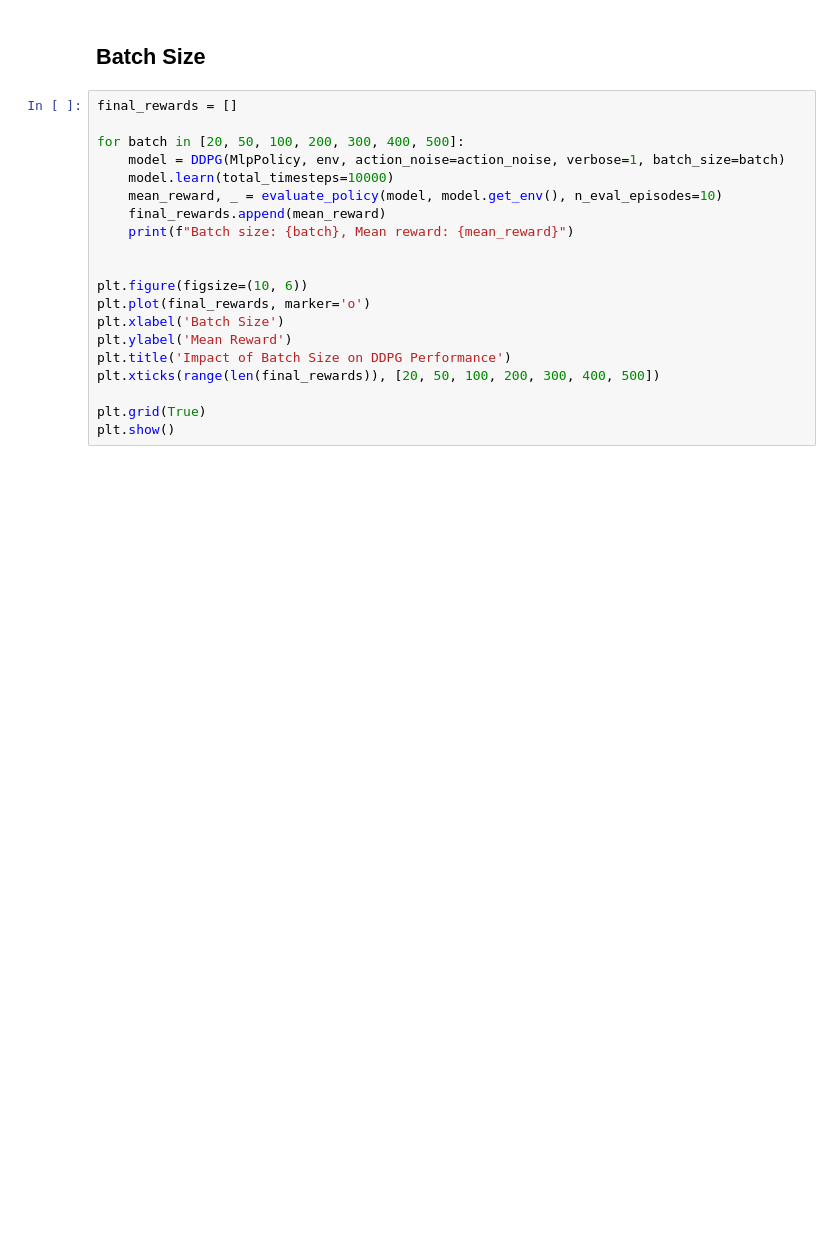
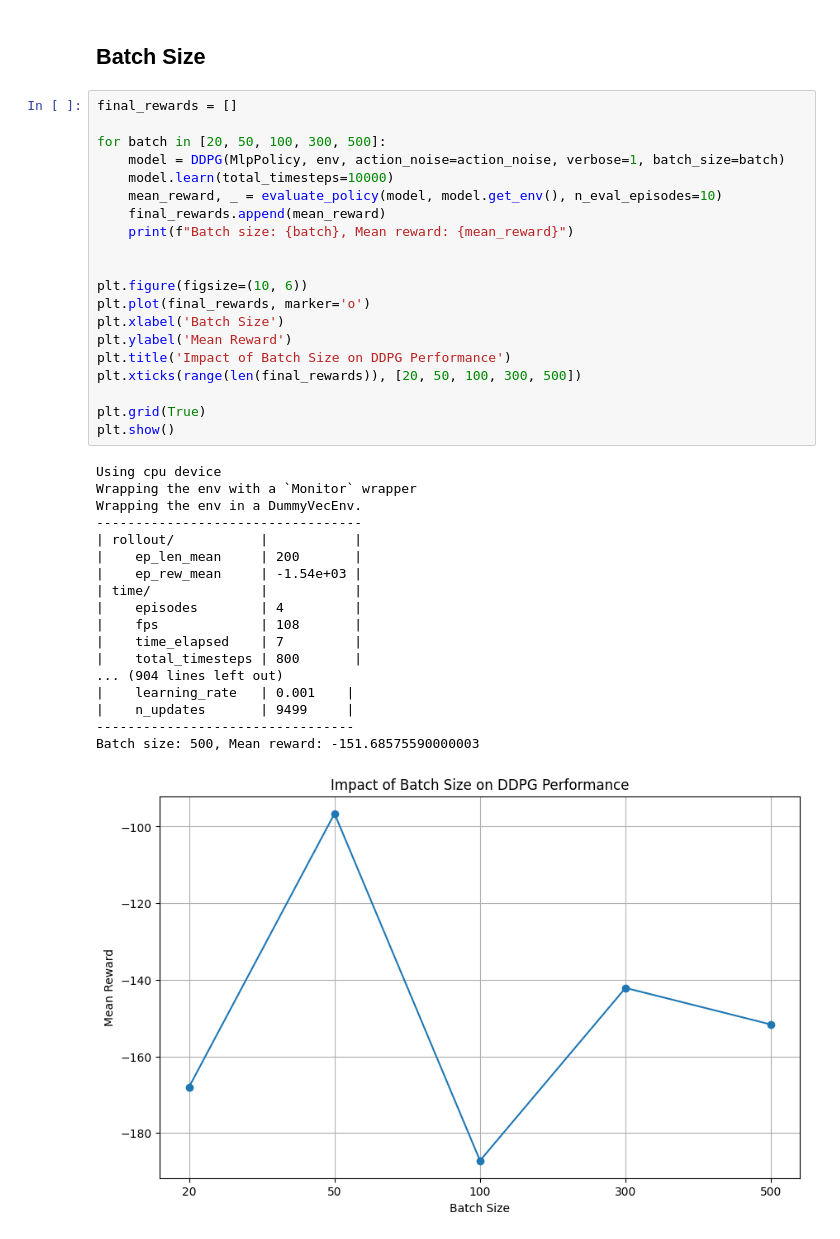
Before and after one commit to Cloudsky01/reinforcment-learning-project, a Jupyter notebook: ddpg.ipynb, the cells around one changed output. Cells and saved outputs as stored; diff of their text form; blank space fills up the shorter version.

```diff
--- a/ddpg.ipynb
+++ b/ddpg.ipynb
@@ -207,20 +206,39 @@ Buffer size: 5000000, Mean reward: -0.0172555
 # %%
 final_rewards = []
 
-for batch in [20, 50, 100, 200, 300, 400, 500]:
+for batch in [20, 50, 100, 300, 500]:
     model = DDPG(MlpPolicy, env, action_noise=action_noise, verbose=1, batch_size=batch)
     model.learn(total_timesteps=10000)
     mean_reward, _ = evaluate_policy(model, model.get_env(), n_eval_episodes=10)
     final_rewards.append(mean_reward)
     print(f"Batch size: {batch}, Mean reward: {mean_reward}")
 
 
 plt.figure(figsize=(10, 6))
 plt.plot(final_rewards, marker='o')
 plt.xlabel('Batch Size')
 plt.ylabel('Mean Reward')
 plt.title('Impact of Batch Size on DDPG Performance')
-plt.xticks(range(len(final_rewards)), [20, 50, 100, 200, 300, 400, 500])
+plt.xticks(range(len(final_rewards)), [20, 50, 100, 300, 500])
 
 plt.grid(True)
 plt.show()
+# %% [output]
+Using cpu device
+Wrapping the env with a `Monitor` wrapper
+Wrapping the env in a DummyVecEnv.
+----------------------------------
+| rollout/           |           |
+|    ep_len_mean     | 200       |
+|    ep_rew_mean     | -1.54e+03 |
+| time/              |           |
+|    episodes        | 4         |
+|    fps             | 108       |
+|    time_elapsed    | 7         |
+|    total_timesteps | 800       |
+... (904 lines left out)
+|    learning_rate   | 0.001    |
+|    n_updates       | 9499     |
+---------------------------------
+Batch size: 500, Mean reward: -151.68575590000003
+[figure, added]
```
Also changed, not shown: parts of 9 cells of this notebook.
